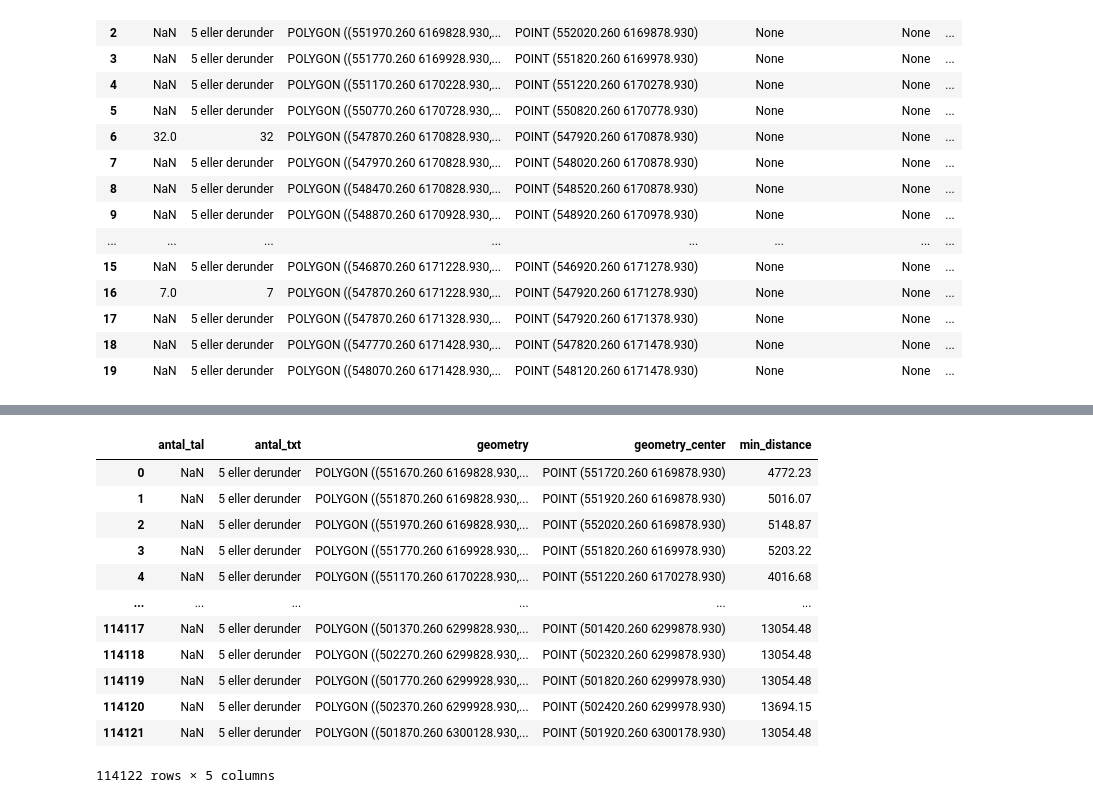
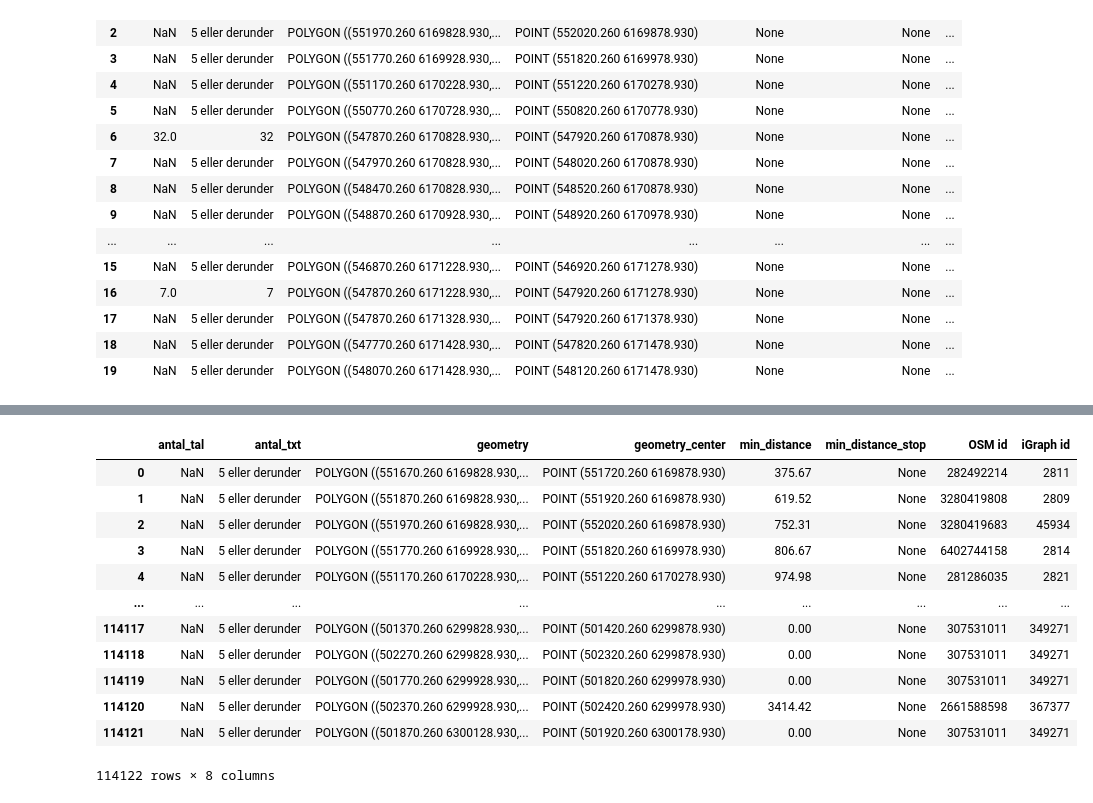
Before and after one commit to midttrafik/Kvadratnet, a Jupyter notebook: Kvadratnet_experimenter.ipynb, the cells around one changed output, grey strips where cells are left out. Saved outputs shown, nothing was run; the diff lists cells and outputs as text; code cells hidden in the pictures.

```diff
--- a/Kvadratnet_experimenter.ipynb
+++ b/Kvadratnet_experimenter.ipynb
@@ -615,16 +665,16 @@ kvadratnet_with_distance = add_smallest_distance_to_centroid(deepcopy(kvadratnet
-# %%
-kvadratnet_with_distance
-# %% [output]
-|  | antal_tal | antal_txt | geometry | geometry_center | min_distance |
-| 0 | NaN | 5 eller derunder | POLYGON ((551670.260 6169828.930,... | POINT (551720.260 6169878.930) | 4772.23 |
-| 1 | NaN | 5 eller derunder | POLYGON ((551870.260 6169828.930,... | POINT (551920.260 6169878.930) | 5016.07 |
-| 2 | NaN | 5 eller derunder | POLYGON ((551970.260 6169828.930,... | POINT (552020.260 6169878.930) | 5148.87 |
-| 3 | NaN | 5 eller derunder | POLYGON ((551770.260 6169928.930,... | POINT (551820.260 6169978.930) | 5203.22 |
-| 4 | NaN | 5 eller derunder | POLYGON ((551170.260 6170228.930,... | POINT (551220.260 6170278.930) | 4016.68 |
-| ... | ... | ... | ... | ... | ... |
-| 114117 | NaN | 5 eller derunder | POLYGON ((501370.260 6299828.930,... | POINT (501420.260 6299878.930) | 13054.48 |
-| 114118 | NaN | 5 eller derunder | POLYGON ((502270.260 6299828.930,... | POINT (502320.260 6299878.930) | 13054.48 |
-| 114119 | NaN | 5 eller derunder | POLYGON ((501770.260 6299928.930,... | POINT (501820.260 6299978.930) | 13054.48 |
-| 114120 | NaN | 5 eller derunder | POLYGON ((502370.260 6299928.930,... | POINT (502420.260 6299978.930) | 13694.15 |
-| 114121 | NaN | 5 eller derunder | POLYGON ((501870.260 6300128.930,... | POINT (501920.260 6300178.930) | 13054.48 |
-114122 rows × 5 columns
+# %%
+kvadratnet_copy
+# %% [output]
+|  | antal_tal | antal_txt | geometry | geometry_center | min_distance | min_distance_stop | OSM id | iGraph id |
+| 0 | NaN | 5 eller derunder | POLYGON ((551670.260 6169828.930,... | POINT (551720.260 6169878.930) | 375.67 | None | 282492214 | 2811 |
+| 1 | NaN | 5 eller derunder | POLYGON ((551870.260 6169828.930,... | POINT (551920.260 6169878.930) | 619.52 | None | 3280419808 | 2809 |
+| 2 | NaN | 5 eller derunder | POLYGON ((551970.260 6169828.930,... | POINT (552020.260 6169878.930) | 752.31 | None | 3280419683 | 45934 |
+| 3 | NaN | 5 eller derunder | POLYGON ((551770.260 6169928.930,... | POINT (551820.260 6169978.930) | 806.67 | None | 6402744158 | 2814 |
+| 4 | NaN | 5 eller derunder | POLYGON ((551170.260 6170228.930,... | POINT (551220.260 6170278.930) | 974.98 | None | 281286035 | 2821 |
+| ... | ... | ... | ... | ... | ... | ... | ... | ... |
+| 114117 | NaN | 5 eller derunder | POLYGON ((501370.260 6299828.930,... | POINT (501420.260 6299878.930) | 0.00 | None | 307531011 | 349271 |
+| 114118 | NaN | 5 eller derunder | POLYGON ((502270.260 6299828.930,... | POINT (502320.260 6299878.930) | 0.00 | None | 307531011 | 349271 |
+| 114119 | NaN | 5 eller derunder | POLYGON ((501770.260 6299928.930,... | POINT (501820.260 6299978.930) | 0.00 | None | 307531011 | 349271 |
+| 114120 | NaN | 5 eller derunder | POLYGON ((502370.260 6299928.930,... | POINT (502420.260 6299978.930) | 3414.42 | None | 2661588598 | 367377 |
+| 114121 | NaN | 5 eller derunder | POLYGON ((501870.260 6300128.930,... | POINT (501920.260 6300178.930) | 0.00 | None | 307531011 | 349271 |
+114122 rows × 8 columns
```
Also changed, not shown: parts of 11 cells of this notebook, 3 other files.
